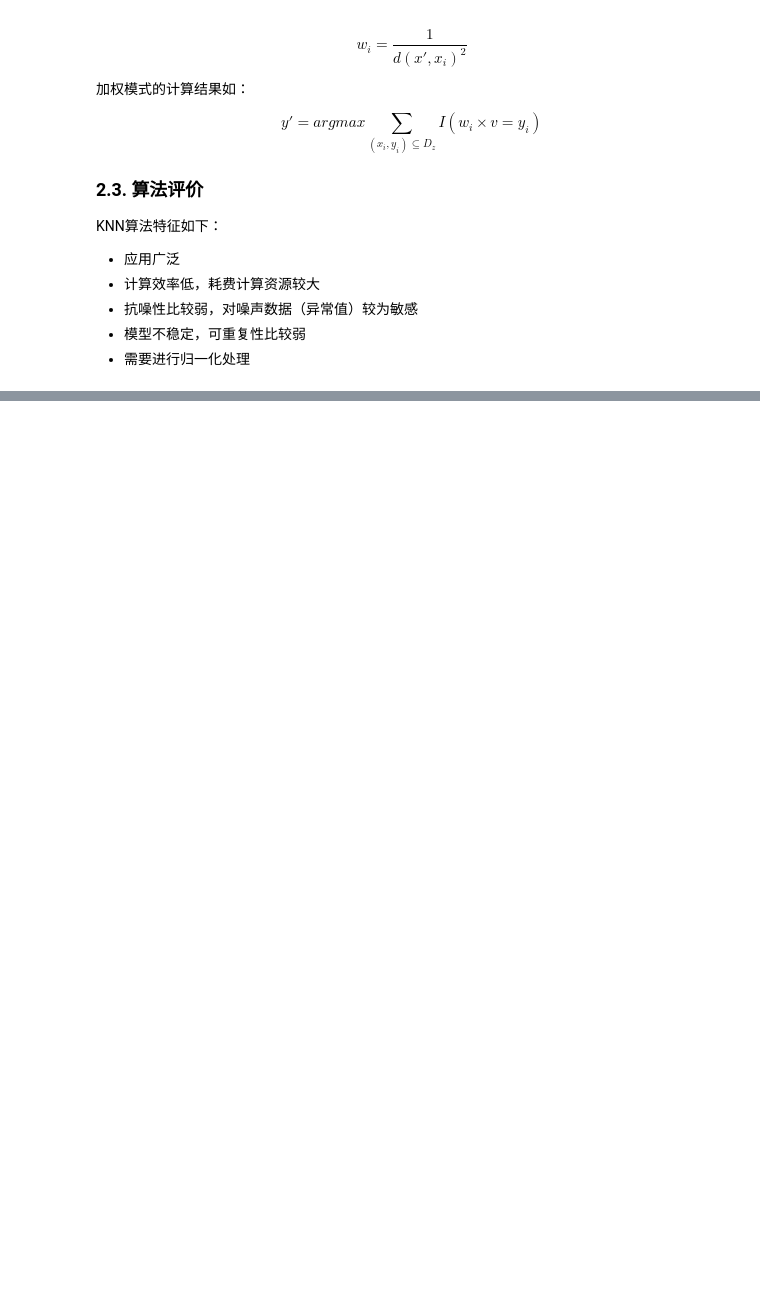
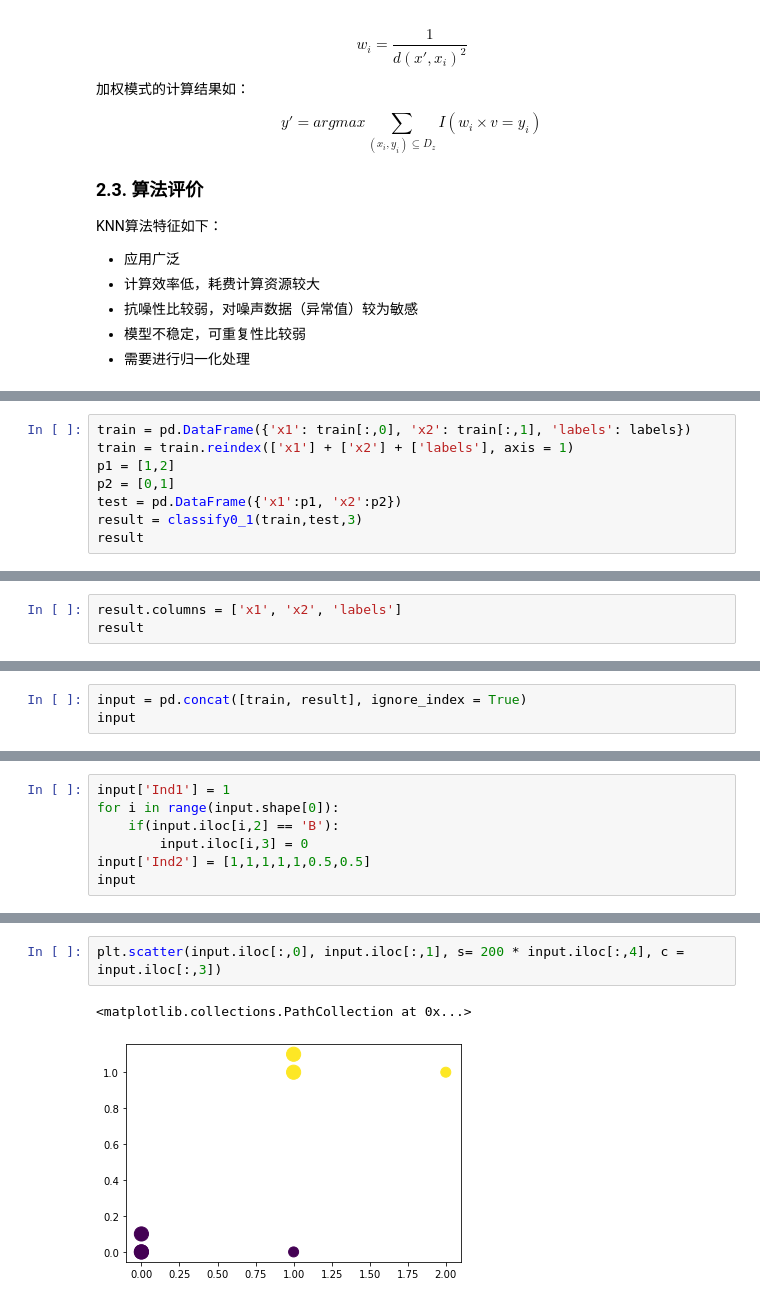
Before and after one commit to chundcm/cda-record, a Jupyter notebook: src/zero-lang/3.1 - kNN算法.ipynb, the cells around one changed output, grey strips where cells are left out. Cells and saved outputs as stored; diff of their text form; blank space fills up the shorter version.

```diff
--- a/src/zero-lang/3.1 - kNN算法.ipynb
+++ b/src/zero-lang/3.1 - kNN算法.ipynb
@@ -198,0 +420,8 @@ KNN算法特征如下：
+# %%
+train = pd.DataFrame({'x1': train[:,0], 'x2': train[:,1], 'labels': labels})
+train = train.reindex(['x1'] + ['x2'] + ['labels'], axis = 1)
+p1 = [1,2]
+p2 = [0,1]
+test = pd.DataFrame({'x1':p1, 'x2':p2})
+result = classify0_1(train,test,3)
+result
@@ -198,0 +432,3 @@ KNN算法特征如下：
+# %%
+result.columns = ['x1', 'x2', 'labels']
+result
@@ -198,0 +439,3 @@ KNN算法特征如下：
+# %%
+input = pd.concat([train, result], ignore_index = True)
+input
@@ -198,0 +451,7 @@ KNN算法特征如下：
+# %%
+input['Ind1'] = 1
+for i in range(input.shape[0]):
+    if(input.iloc[i,2] == 'B'):
+        input.iloc[i,3] = 0
+input['Ind2'] = [1,1,1,1,1,0.5,0.5]
+input
@@ -198,0 +467,5 @@ KNN算法特征如下：
+# %%
+plt.scatter(input.iloc[:,0], input.iloc[:,1], s= 200 * input.iloc[:,4], c = input.iloc[:,3])
+# %% [output]
+<matplotlib.collections.PathCollection at 0x...>
+[figure, added]
```
Also changed, not shown: parts of 46 cells of this notebook, 1 other file.
